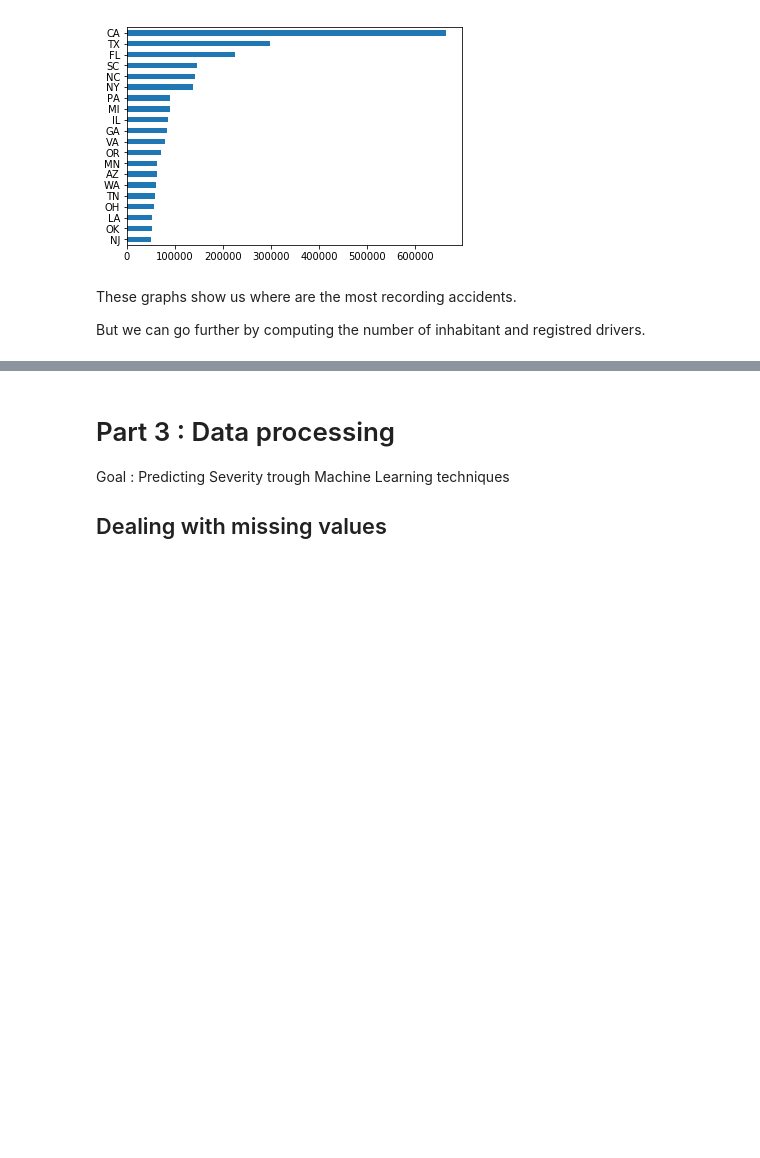
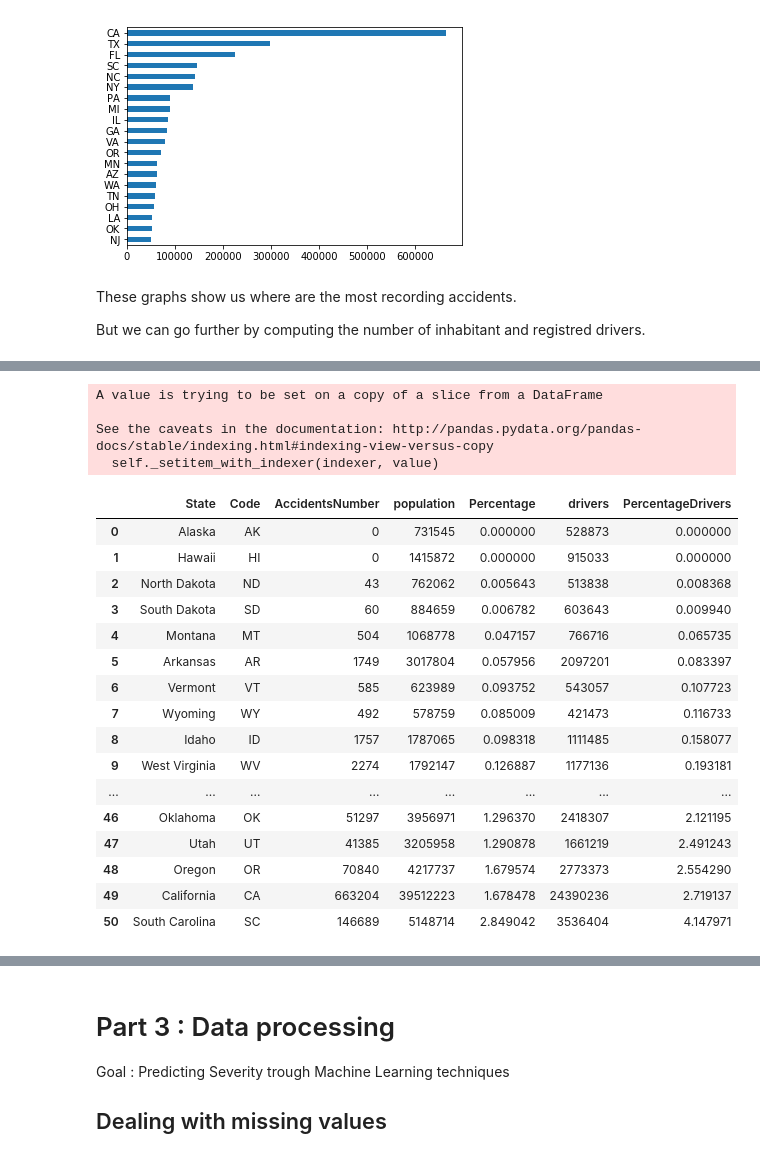
Before and after one commit to Picrik/DataScience, a Jupyter notebook: USA-Accident/USA-Accidents_ENG.ipynb, the cells around one changed output, grey strips where cells are left out. Cells and saved outputs as stored; diff of their text form; code cells hidden in the pictures; blank space fills up the shorter version.

```diff
--- a/USA-Accident/USA-Accidents_ENG.ipynb
+++ b/USA-Accident/USA-Accidents_ENG.ipynb
@@ -132,0 +205,38 @@ But we can go further by computing the number of inhabitant and registred driver
+# %%
+# adding value to existing df
+df_statByPop["drivers"] = 0
+df_statByPop["PercentageDrivers"] = 0
+
+for State in df_statByPop["State"]:
+    drivers = df_drivers["Number of licensed drivers1"].loc[df_drivers["State"] == State].values
+    df_statByPop["drivers"].loc[df_statByPop["State"] == State] = drivers
+
+df_statByPop["PercentageDrivers"] = df_statByPop["AccidentsNumber"] / df_statByPop["drivers"]
+df_statByPop["PercentageDrivers"] = df_statByPop["PercentageDrivers"] * 100
+df_statByPop = df_statByPop.sort_values(by=["PercentageDrivers"])
+df_statByPop = df_statByPop.reset_index(drop=True)
+# %% [output]
+A value is trying to be set on a copy of a slice from a DataFrame
+
+See the caveats in the documentation: http://pandas.pydata.org/pandas-docs/stable/indexing.html#indexing-view-versus-copy
+  self._setitem_with_indexer(indexer, value)
+# %%
+df_statByPop
+# %% [output]
+|  | State | Code | AccidentsNumber | population | Percentage | drivers | PercentageDrivers |
+| 0 | Alaska | AK | 0 | 731545 | 0.000000 | 528873 | 0.000000 |
+| 1 | Hawaii | HI | 0 | 1415872 | 0.000000 | 915033 | 0.000000 |
+| 2 | North Dakota | ND | 43 | 762062 | 0.005643 | 513838 | 0.008368 |
+| 3 | South Dakota | SD | 60 | 884659 | 0.006782 | 603643 | 0.009940 |
+| 4 | Montana | MT | 504 | 1068778 | 0.047157 | 766716 | 0.065735 |
+| 5 | Arkansas | AR | 1749 | 3017804 | 0.057956 | 2097201 | 0.083397 |
+| 6 | Vermont | VT | 585 | 623989 | 0.093752 | 543057 | 0.107723 |
+| 7 | Wyoming | WY | 492 | 578759 | 0.085009 | 421473 | 0.116733 |
+| 8 | Idaho | ID | 1757 | 1787065 | 0.098318 | 1111485 | 0.158077 |
+| 9 | West Virginia | WV | 2274 | 1792147 | 0.126887 | 1177136 | 0.193181 |
+| ... | ... | ... | ... | ... | ... | ... | ... |
+| 46 | Oklahoma | OK | 51297 | 3956971 | 1.296370 | 2418307 | 2.121195 |
+| 47 | Utah | UT | 41385 | 3205958 | 1.290878 | 1661219 | 2.491243 |
+| 48 | Oregon | OR | 70840 | 4217737 | 1.679574 | 2773373 | 2.554290 |
+| 49 | California | CA | 663204 | 39512223 | 1.678478 | 24390236 | 2.719137 |
+| 50 | South Carolina | SC | 146689 | 5148714 | 2.849042 | 3536404 | 4.147971 |
```
Also changed, not shown: parts of 17 cells of this notebook, 1 other file.
